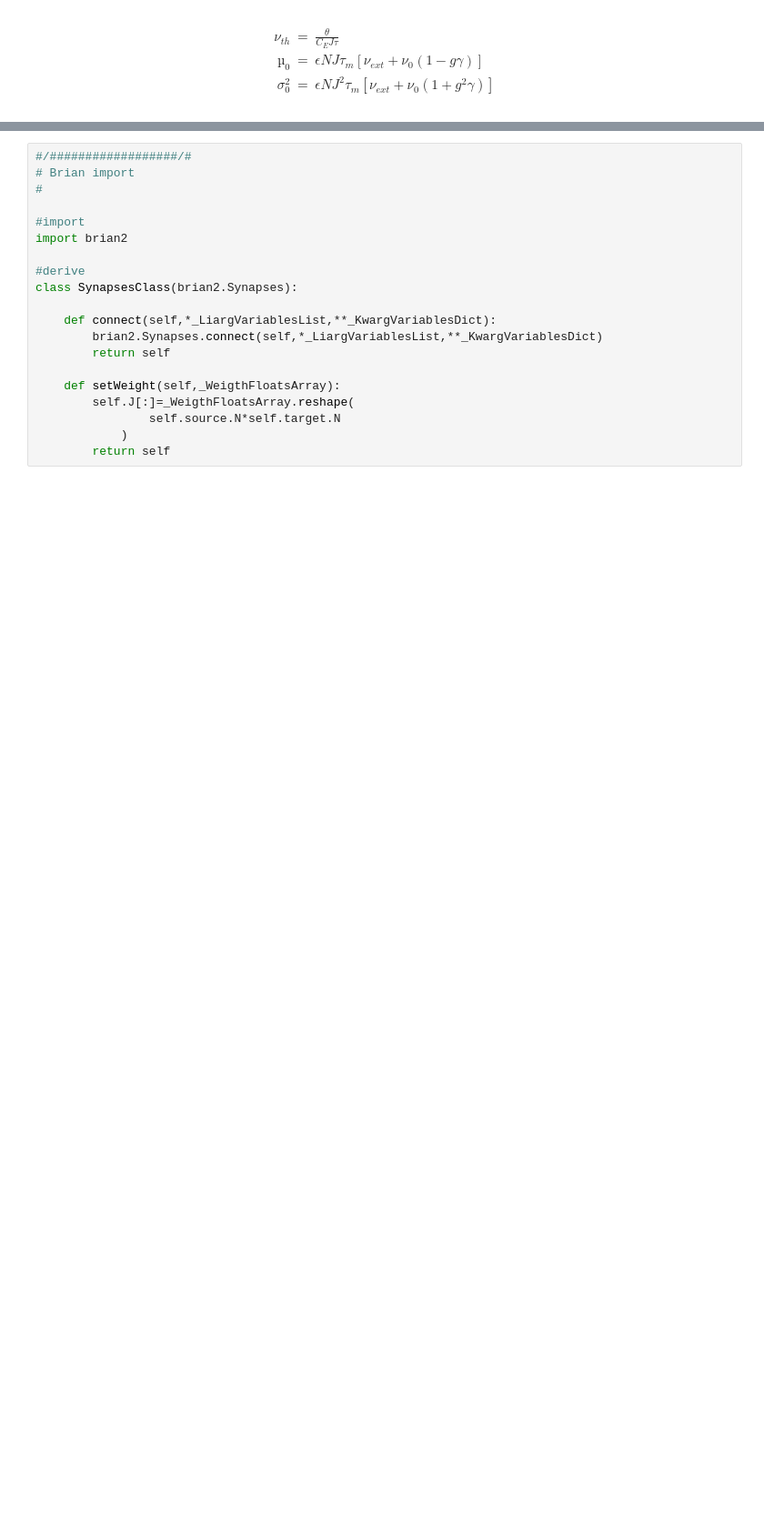
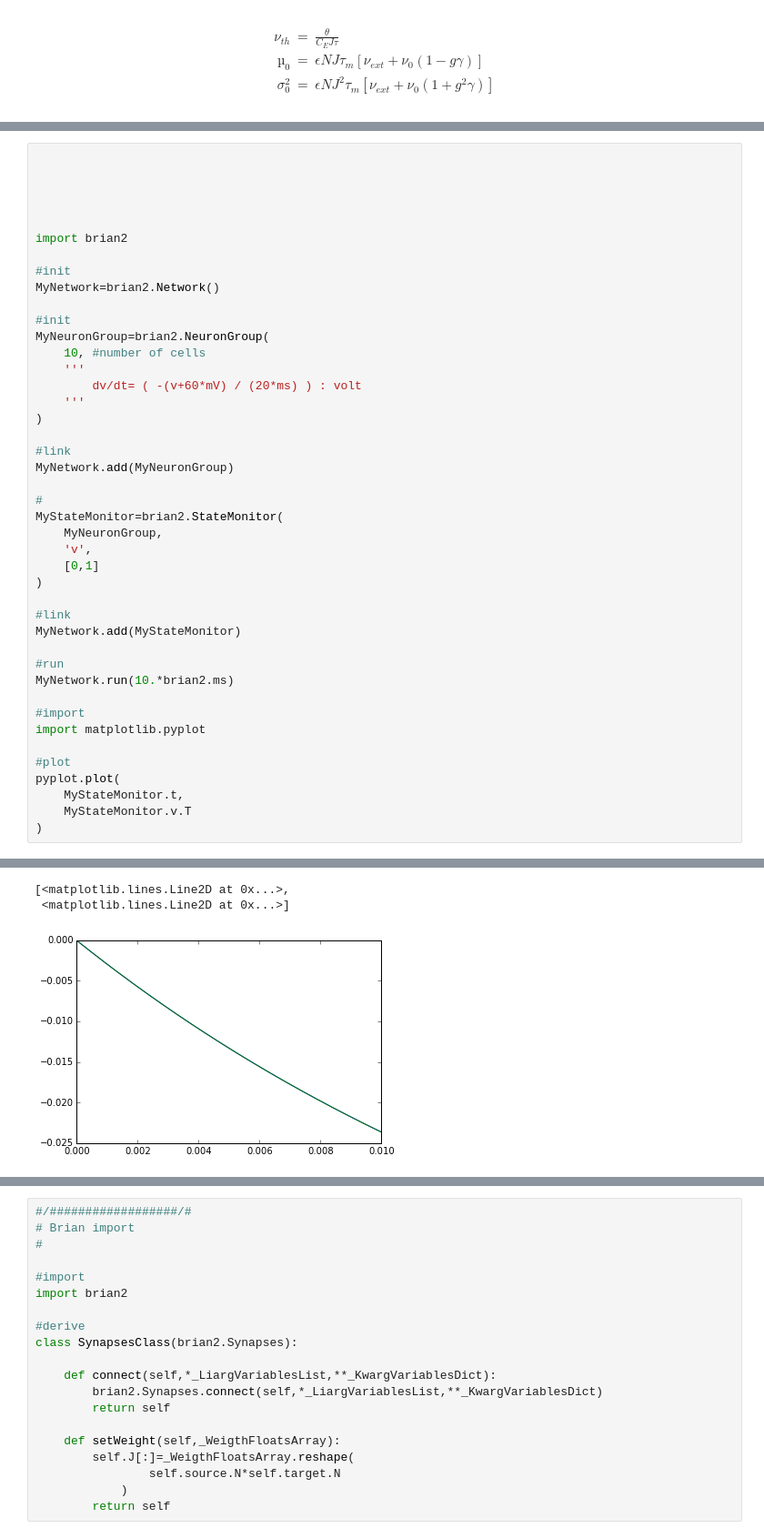
Before and after one commit to Ledoux/BalanceNetwork, a Jupyter notebook: report.ipynb, the cells around one changed output, grey strips where cells are left out. Shown at 91% size. Saved outputs shown, nothing was run; the diff lists cells and outputs as text; blank space fills up the shorter version.

```diff
--- a/report.ipynb
+++ b/report.ipynb
@@ -78,0 +85,44 @@ WARNING  brian2.codegen.runtime.weave_rt.weave_rt.failed_compile_test: Cannot us
+# %%
+
+
+
+
+
+import brian2
+
+#init
+MyNetwork=brian2.Network()
+
+#init
+MyNeuronGroup=brian2.NeuronGroup(
+    10, #number of cells
+    '''
+        dv/dt= ( -(v+60*mV) / (20*ms) ) : volt
+    '''
+)
+
+#link
+MyNetwork.add(MyNeuronGroup)
+
+#
+MyStateMonitor=brian2.StateMonitor(
+    MyNeuronGroup,
+    'v',
+    [0,1]
+)
+
+#link
+MyNetwork.add(MyStateMonitor)
+
+#run
+MyNetwork.run(10.*brian2.ms)
+
+#import
+import matplotlib.pyplot
+
+#plot
+pyplot.plot(
+    MyStateMonitor.t,
+    MyStateMonitor.v.T
+)
+# %% [output]
@@ -79,3 +136,6 @@ WARNING  brian2.codegen.runtime.weave_rt.weave_rt.failed_compile_test: Cannot us
+[<matplotlib.lines.Line2D at 0x...>,
+ <matplotlib.lines.Line2D at 0x...>]
+[figure, added]
 # %%
 #/##################/#
 # Architecture
```
Also changed, not shown: parts of 12 cells of this notebook, 3 other files.
